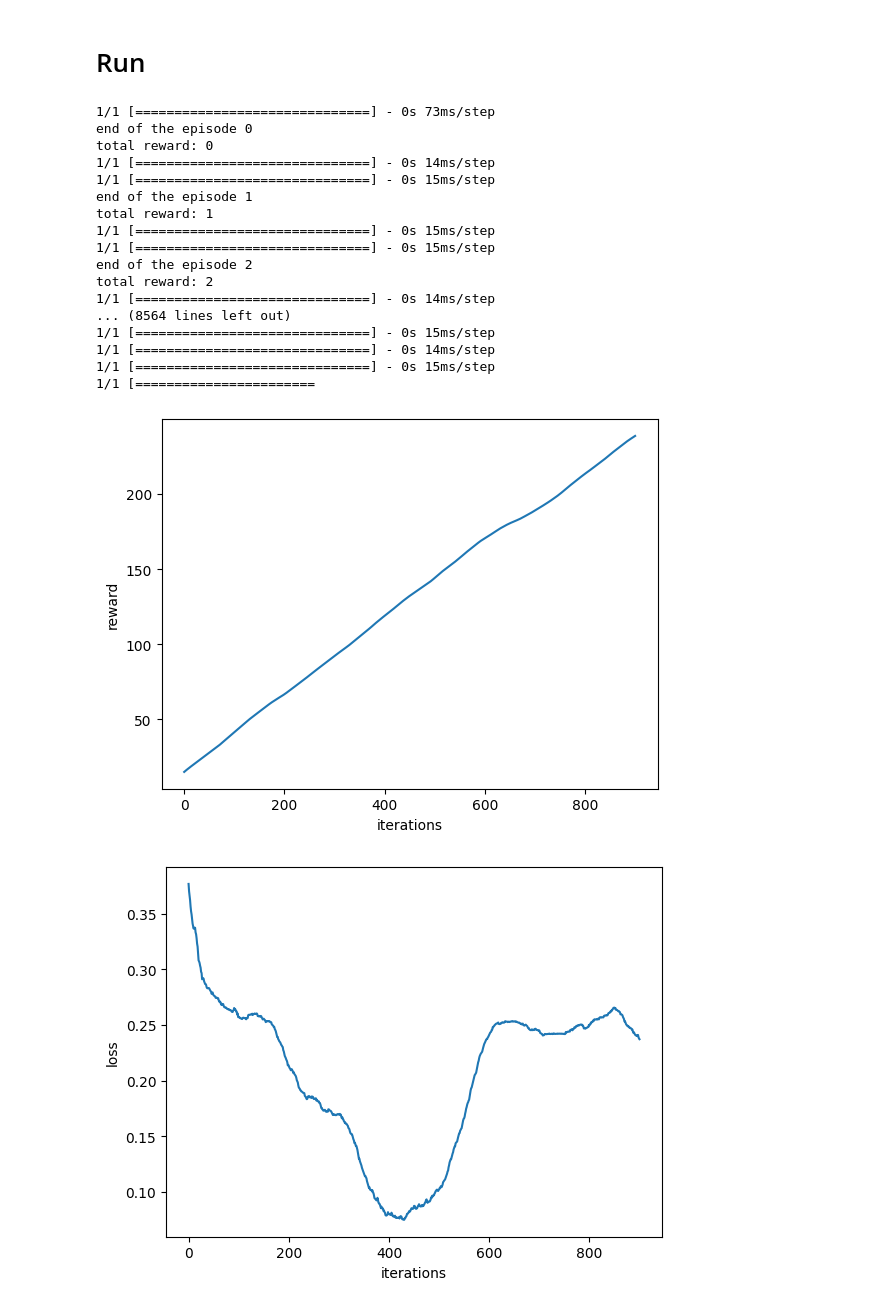
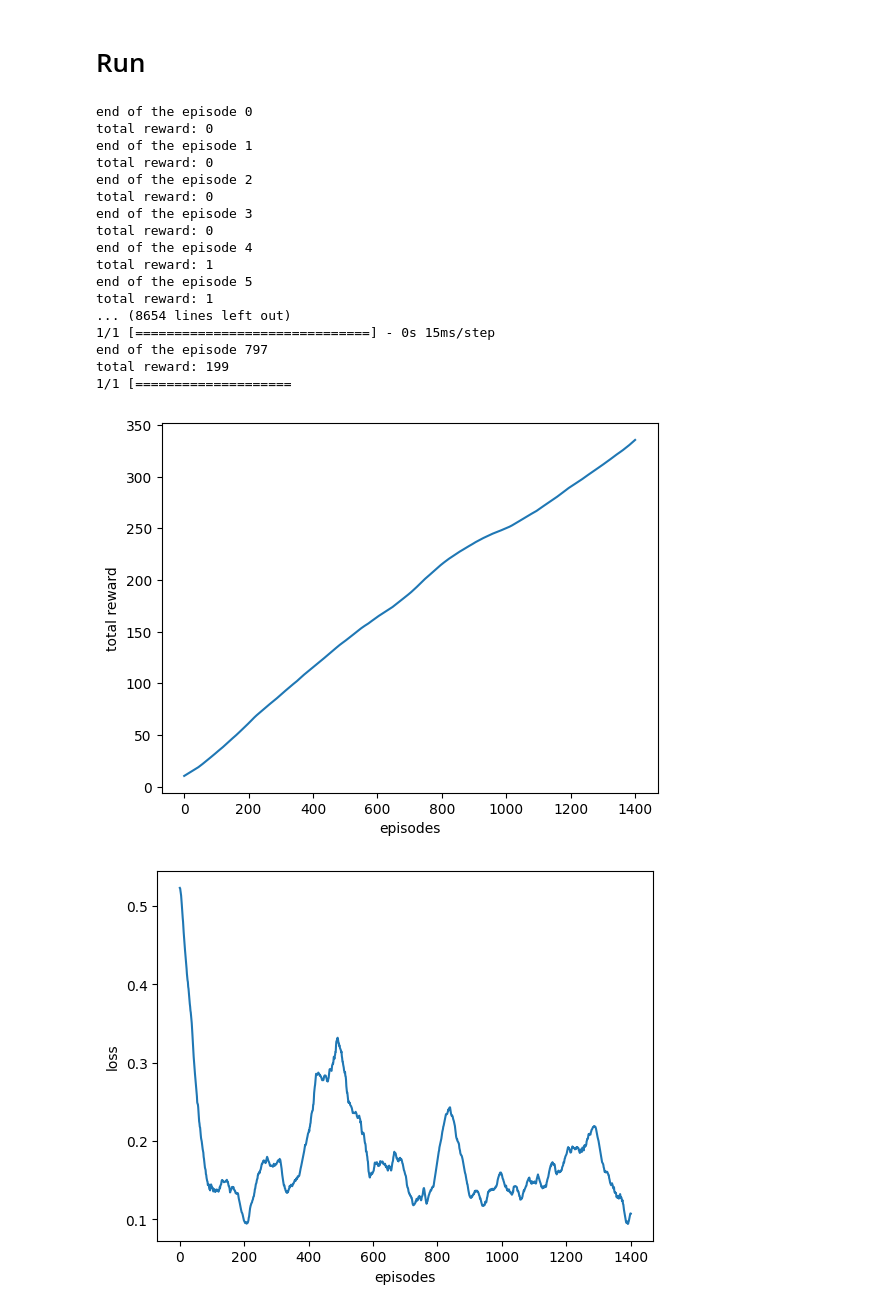
Before and after one commit to oyjuffer/DRL-A1, a Jupyter notebook: main.ipynb, the cells around one changed output. Saved outputs shown, nothing was run; the diff lists cells and outputs as text; code cells hidden in the pictures.

Commit message:
run of 1500 episodes

```diff
--- a/main.ipynb
+++ b/main.ipynb
@@ -92,7 +92,7 @@ class CatchEnv():
 ## Experience Replay Buffer
 # %%
 class ReplayBuffer():
-    def __init__(self, max_size = 1e3):
+    def __init__(self, max_size = 1e2):
         self.buffer = []
         self.max_size = max_size
         self.overFlow = 0
@@ -150,10 +150,10 @@ class Agent():
         self.target_net = generate_model()
 
         # hyperparameters
-        self.batch_size = 16
+        self.batch_size = 32
         self.epsilon_start = 1.0
-        self.epsilon_end = 0.01
-        self.epsilon_decay = 0.01
+        self.epsilon_end = 0.05
+        self.epsilon_decay = 0.001
 
         self.epsilon = self.epsilon_start
         self.gamma = 0.9
@@ -161,6 +161,7 @@ class Agent():
     # select an action based on epsilon greedy method
     def action(self, state):
 
+        # decay epsilon
         if self.epsilon > self.epsilon_end:
             self.epsilon -= self.epsilon_decay
 
@@ -176,7 +177,7 @@ class Agent():
         states, actions, rewards, states_next = replay_buffer.sample(self.batch_size)
 
         # target Q
-        target_q = rewards + self.gamma * np.max(self.train_net(states_next), axis=1)
+        target_q = rewards + self.gamma * np.max(self.target_net(states_next))
 
         mask = tf.one_hot(actions, action_size)
 
@@ -204,8 +205,8 @@ def run_environment():
     replay_buffer = ReplayBuffer()
 
     # hyperparameters
-    episodes = 1000
-    update_point = 10
+    episodes = 1500
+    update_point = 5
 
     # trackers
     loss_array = []
@@ -251,44 +252,44 @@ def run_environment():
 # %%
 reward, loss = run_environment()
 # %% [output]
-1/1 [==============================] - 0s 73ms/step
 end of the episode 0
 total reward: 0
-1/1 [==============================] - 0s 14ms/step
+end of the episode 1
+total reward: 0
+end of the episode 2
+total reward: 0
+end of the episode 3
+total reward: 0
+end of the episode 4
+total reward: 1
+end of the episode 5
+total reward: 1
+... (8654 lines left out)
 1/1 [==============================] - 0s 15ms/step
-end of the episode 1
-total reward: 1
-1/1 [==============================] - 0s 15ms/step
-1/1 [==============================] - 0s 15ms/step
-end of the episode 2
-total reward: 2
-1/1 [==============================] - 0s 14ms/step
-... (8564 lines left out)
-1/1 [==============================] - 0s 15ms/step
-1/1 [==============================] - 0s 14ms/step
-1/1 [==============================] - 0s 15ms/step
-1/1 [=======================
+end of the episode 797
+total reward: 199
+1/1 [====================
 # %%
 window = 100
 average_reward = []
 for i in range(len(reward) - window + 1):
     average_reward.append(np.mean(reward[i:i+window]))
 
 
 plt.plot(average_reward)
-plt.xlabel("iterations")
-plt.ylabel("reward")
+plt.xlabel("episodes")
+plt.ylabel("total reward")
 plt.show()
 
 window = 100
 average_loss = []
 for i in range(len(loss) - window + 1):
     average_loss.append(np.mean(loss[i:i+window]))
 
 plt.plot(average_loss)
-plt.xlabel("iterations")
+plt.xlabel("episodes")
 plt.ylabel("loss")
 plt.show()
 # %% [output]
-[figure, old version]
+[figure, new version]
-[figure, old version]
+[figure, new version]
```
